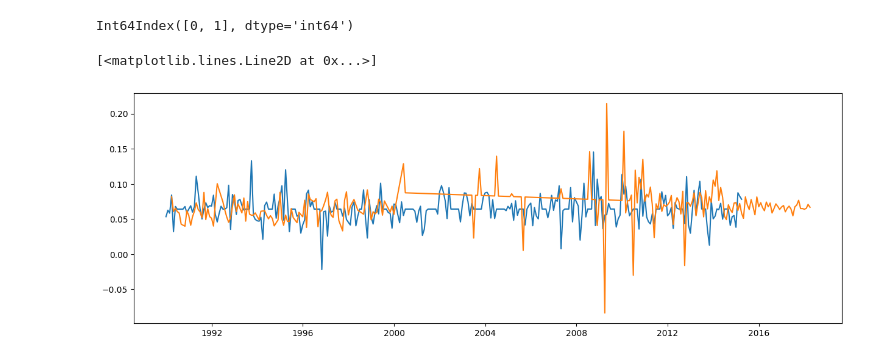
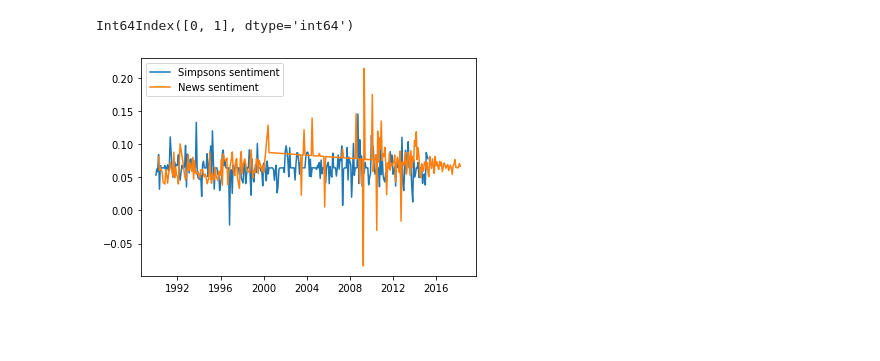
Before and after one commit to Arattel/Simpsons_NYC_link, a Jupyter notebook: Analysis.ipynb, the cells around one changed output. Saved outputs shown, nothing was run; the diff lists cells and outputs as text; code cells hidden in the pictures; blank space fills up the shorter version.

```diff
--- a/Analysis.ipynb
+++ b/Analysis.ipynb
@@ -60,8 +69,9 @@ news_ts = news_ts.set_index(pd.to_datetime(news_ts[0]))
 # %%
 news_ts = news_ts.sort_index()
 # %%
-plt.plot(y)
-plt.plot(news_ts.index, news_ts[1])
+plt.plot(y, label="Simpsons sentiment")
+plt.plot(news_ts.index, news_ts[1], label="News sentiment")
+plt.legend()
+plt.show()
 # %% [output]
-[<matplotlib.lines.Line2D at 0x...>]
-[figure, old version]
+[figure, new version]
```
Also changed, not shown: parts of 13 cells of this notebook.
